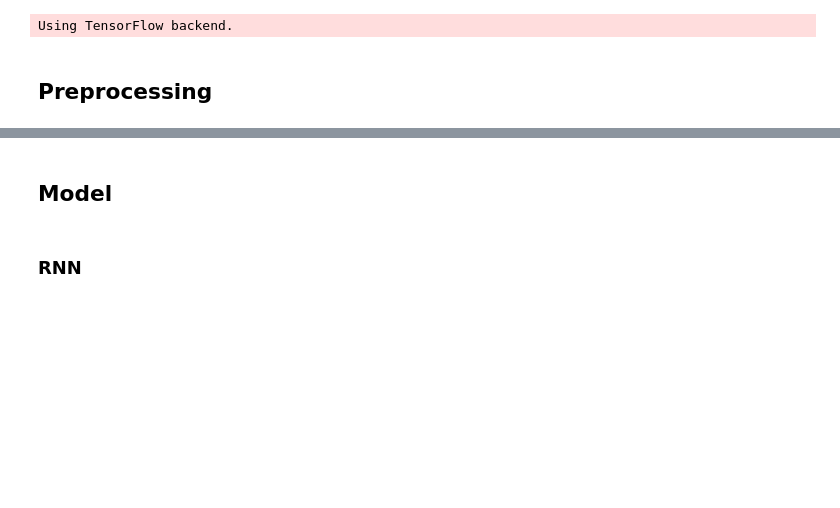
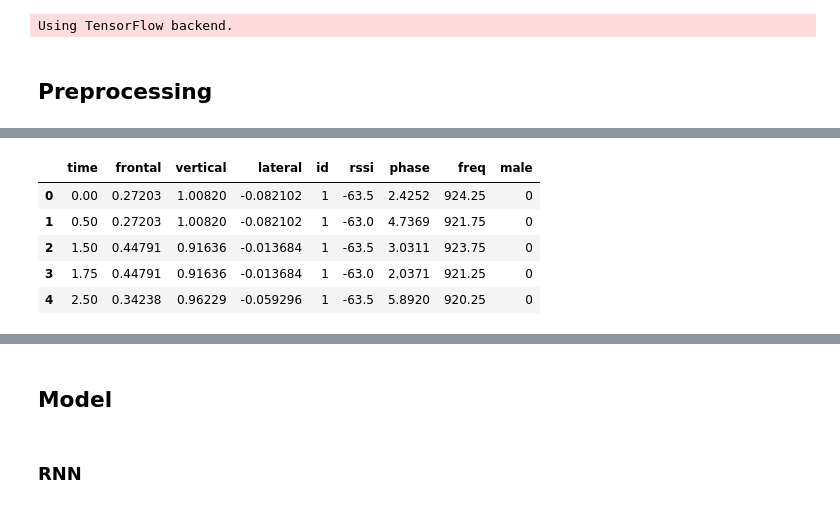
Before and after one commit to deborrrrrah/FFNN, a Jupyter notebook: Praktikum/IF4074_Praktikum1_13516044.ipynb, the cells around one changed output, grey strips where cells are left out. Saved outputs shown, nothing was run; the diff lists cells and outputs as text; code cells hidden in the pictures; blank space fills up the shorter version.

```diff
--- a/Praktikum/IF4074_Praktikum1_13516044.ipynb
+++ b/Praktikum/IF4074_Praktikum1_13516044.ipynb
@@ -20,0 +43,11 @@ from keras.layers import Dense
+# %%
+targets = df['label']
+features = df.drop(columns=['label', 'Unnamed: 0', 'Unnamed: 0.1'])
+features.head()
+# %% [output]
+|  | time | frontal | vertical | lateral | id | rssi | phase | freq | male |
+| 0 | 0.00 | 0.27203 | 1.00820 | -0.082102 | 1 | -63.5 | 2.4252 | 924.25 | 0 |
+| 1 | 0.50 | 0.27203 | 1.00820 | -0.082102 | 1 | -63.0 | 4.7369 | 921.75 | 0 |
+| 2 | 1.50 | 0.44791 | 0.91636 | -0.013684 | 1 | -63.5 | 3.0311 | 923.75 | 0 |
+| 3 | 1.75 | 0.44791 | 0.91636 | -0.013684 | 1 | -63.0 | 2.0371 | 921.25 | 0 |
+| 4 | 2.50 | 0.34238 | 0.96229 | -0.059296 | 1 | -63.5 | 5.8920 | 920.25 | 0 |
```
Also changed, not shown: parts of 3 cells of this notebook.
